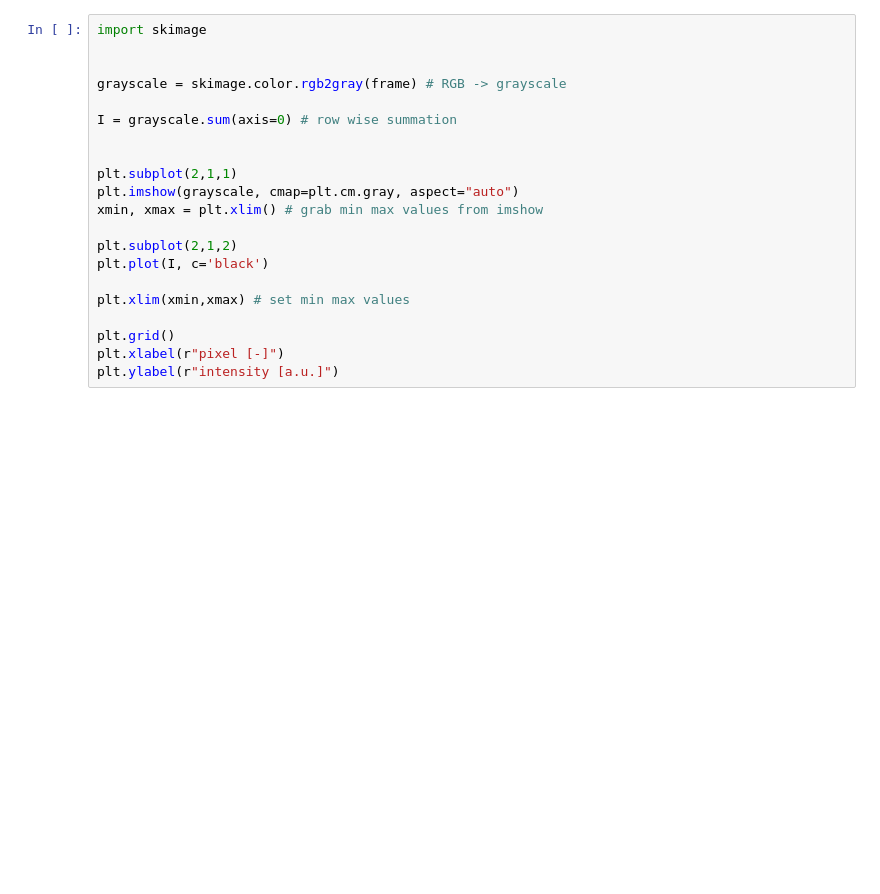
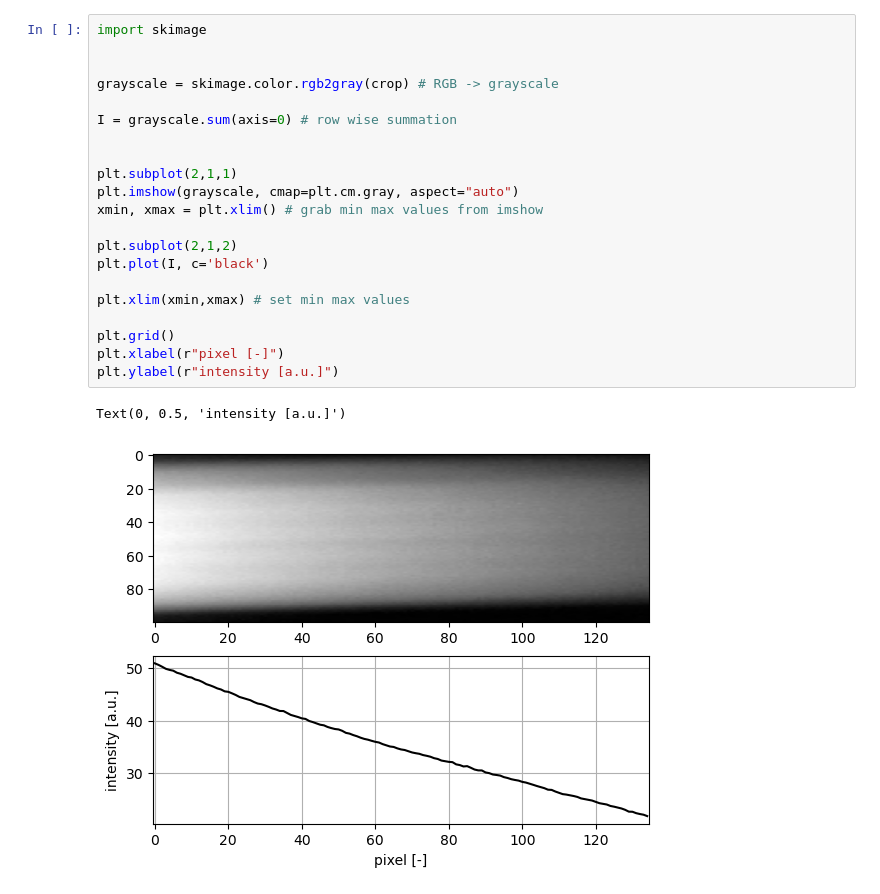
Before and after one commit to Finn-HvA/spectroscoop, a Jupyter notebook: Absorptie.ipynb, the cells around one changed output. Drawn from its saved outputs; the diff is of its cells as text; blank space fills up the shorter version.

```diff
--- a/Absorptie.ipynb
+++ b/Absorptie.ipynb
@@ -176,24 +183,27 @@ camera.release() # verbreek de verbinding met de camera
 # %%
 import skimage
 
 
-grayscale = skimage.color.rgb2gray(frame) # RGB -> grayscale
+grayscale = skimage.color.rgb2gray(crop) # RGB -> grayscale
 
 I = grayscale.sum(axis=0) # row wise summation
 
 
 plt.subplot(2,1,1)
 plt.imshow(grayscale, cmap=plt.cm.gray, aspect="auto")
 xmin, xmax = plt.xlim() # grab min max values from imshow
 
 plt.subplot(2,1,2)
 plt.plot(I, c='black')
 
 plt.xlim(xmin,xmax) # set min max values
 
 plt.grid()
 plt.xlabel(r"pixel [-]")
 plt.ylabel(r"intensity [a.u.]")
+# %% [output]
+Text(0, 0.5, 'intensity [a.u.]')
+[figure, added]
 # %%
 import numpy as np
 
```
Also changed, not shown: parts of 8 cells of this notebook.
